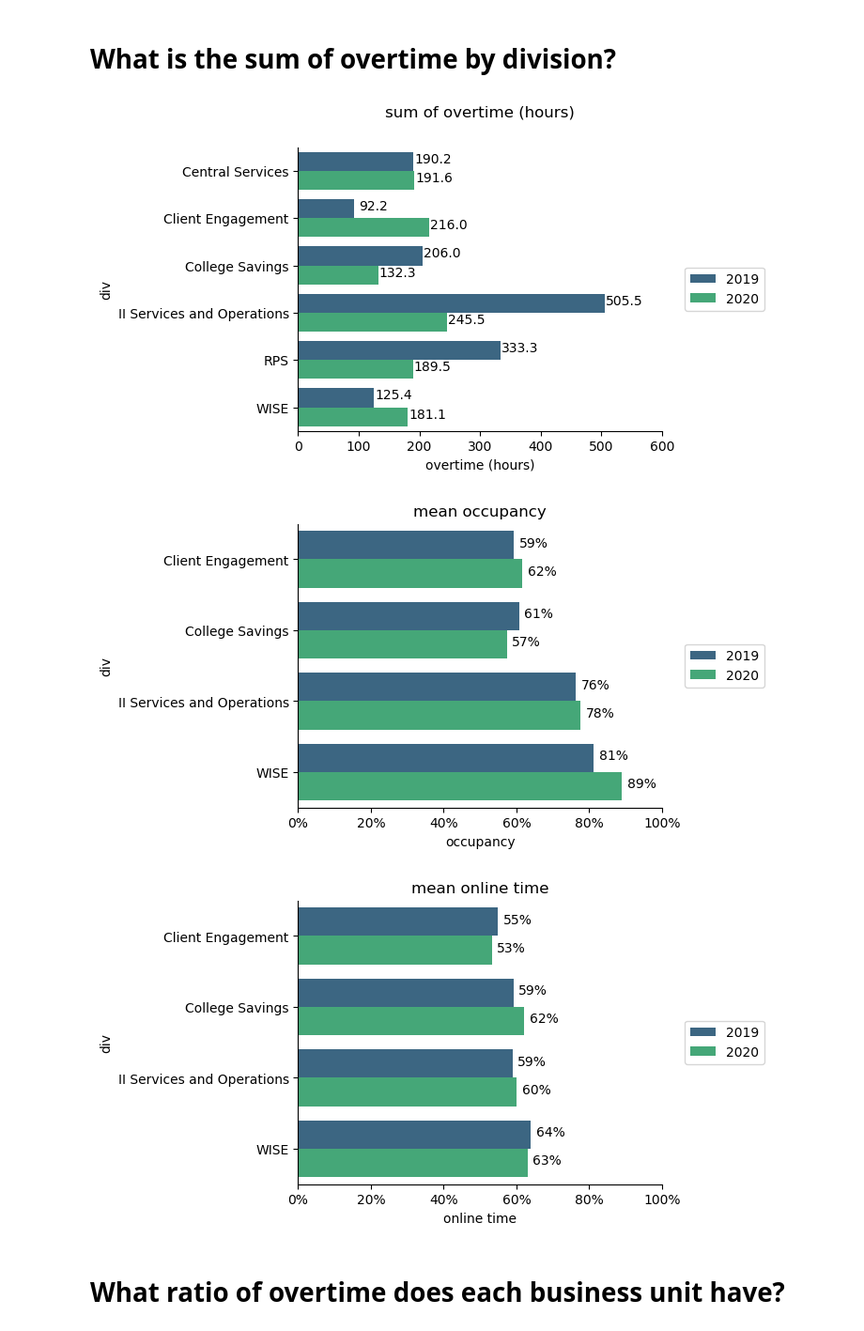
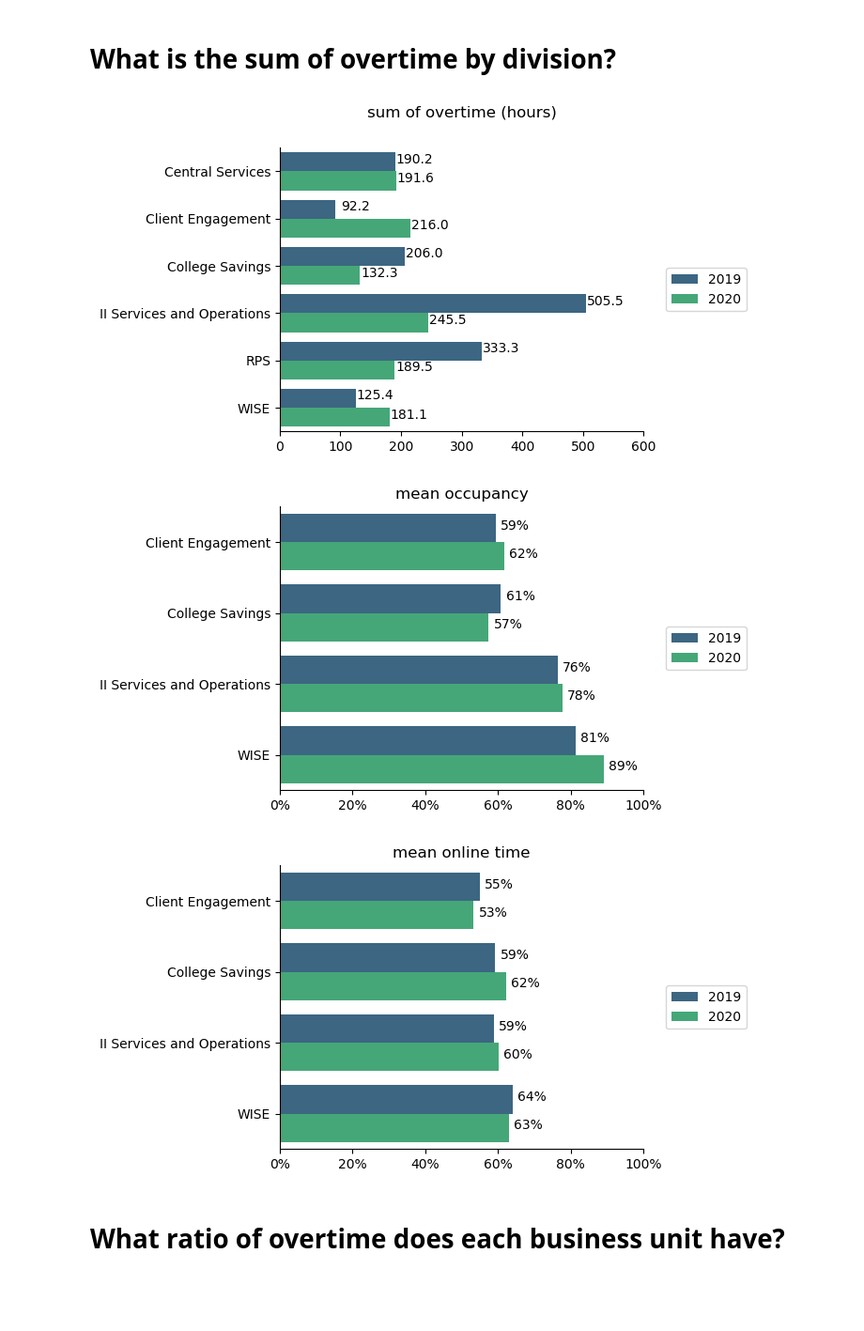
Before and after one commit to majickdave/dji_vol, a Jupyter notebook: YoY_employee/employee_analysis.ipynb, the cells around one changed output. Shown at 94% size. Drawn from its saved outputs; the diff is of its cells as text; code cells hidden in the pictures; blank space fills up the shorter version.

```diff
--- a/YoY_employee/employee_analysis.ipynb
+++ b/YoY_employee/employee_analysis.ipynb
@@ -108,38 +108,41 @@ ax.set_xlim(0, 600)
 ax.legend(loc='right', bbox_to_anchor=(1.3,0.5))
 ax.spines['right'].set_visible(False)
 ax.spines['top'].set_visible(False)
-
+plt.xlabel('')
+plt.ylabel('')
 plt.show()
 # %% [output]
-[figure, old version]
+[figure, new version]
 # %%
 for kpi in ['occupancy', 'online time']:
     plt.figure(figsize=(5,4), dpi=100)
     plt.title('mean '+ kpi)
     g = (df1[~df1['div'].isin(['RPS',
                                 'Central Services'])].groupby(['div',
                                 'year'])[kpi].mean())
     g = g.reset_index(drop=False)
     ax = sns.barplot(data=g, palette='viridis', y='div', x=kpi, hue='year', errwidth=0)
     for p in ax.patches:
         height = p.get_height()
         width = p.get_width()
         x, y = p.get_xy()
         ax.annotate(f'{width:.0%}', ((x + width)+.05, y + height/1.2),
                                ha = 'center', va = 'center',
                                xytext = (1, 9),
                                textcoords = 'offset points')
 
     ax.set_xlim(0, 1)
     ax.legend(loc='right', bbox_to_anchor=(1.3,0.5))
     vals = ax.get_xticks()
     ax.set_xticklabels(['{:,.0%}'.format(x) for x in vals])
     ax.spines['right'].set_visible(False)
     ax.spines['top'].set_visible(False)
+    plt.xlabel('')
+    plt.ylabel('')
     plt.show()
 # %% [output]
-[figure, old version]
+[figure, new version]
-[figure, old version]
+[figure, new version]
 # %% [markdown]
 # What ratio of overtime does each business unit have?
 # %%
```
Also changed, not shown: parts of 2 cells of this notebook.
